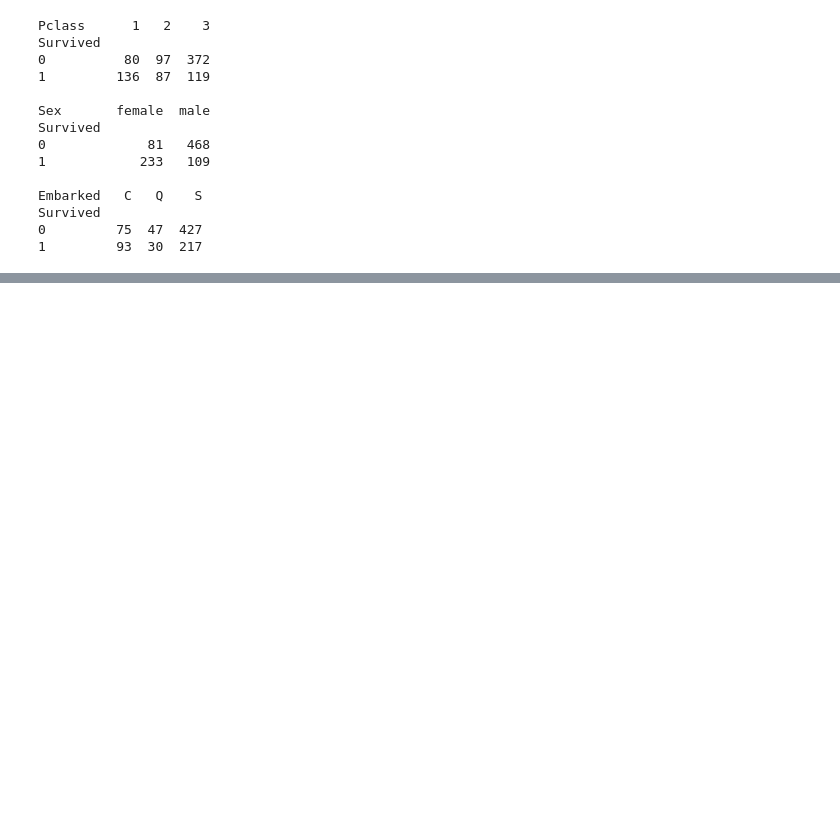
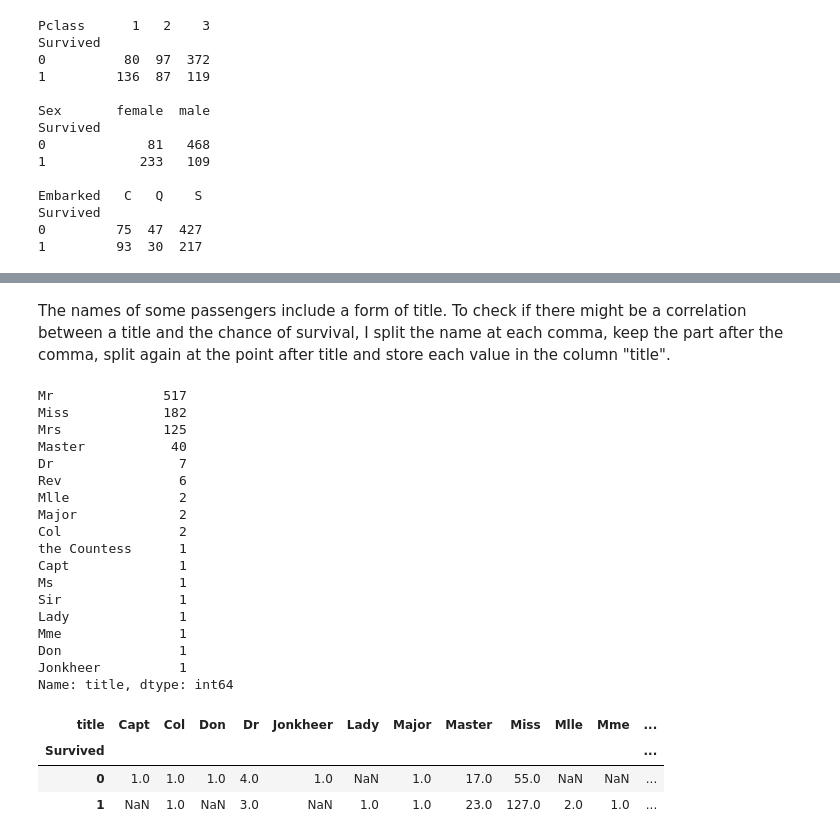
Before and after one commit to jkopz/titanic, a Jupyter notebook: titanic.ipynb, the cells around one changed output, grey strips where cells are left out. Cells and saved outputs as stored; diff of their text form; code cells hidden in the pictures; blank space fills up the shorter version.

```diff
--- a/titanic.ipynb
+++ b/titanic.ipynb
@@ -138,0 +143,4 @@ Survived
+# %%
+training["multiple_cabins"] = training.Cabin.apply(lambda x: 0 if pd.isna(x) else len(x.split(" ")))
+
+training["multiple_cabins"].value_counts()
@@ -138,0 +165,6 @@ Survived
+# %%
+training["cabin_letter"] = training.Cabin.apply(lambda x: str(x)[0])
+
+print(training.cabin_letter.value_counts())
+
+pd.pivot_table(training, index="Survived", columns="cabin_letter", values="Name", aggfunc="count")
@@ -138,0 +202,31 @@ Survived
+# %% [markdown]
+The names of some passengers include a form of title. To check if there might be a correlation between a title and the chance of survival, I split the name at each comma, keep the part after the comma, split again at the point after title and store each value in the column "title".
+# %%
+training["title"] = training.Name.apply(lambda x: x.split(",")[1].split(".")[0].strip())
+
+print(training["title"].value_counts())
+
+pd.pivot_table(training, index="Survived", columns="title", values="Ticket", aggfunc="count")
+# %% [output]
+Mr              517
+Miss            182
+Mrs             125
+Master           40
+Dr                7
+Rev               6
+Mlle              2
+Major             2
+Col               2
+the Countess      1
+Capt              1
+Ms                1
+Sir               1
+Lady              1
+Mme               1
+Don               1
+Jonkheer          1
+Name: title, dtype: int64
+| title | Capt | Col | Don | Dr | Jonkheer | Lady | Major | Master | Miss | Mlle | Mme | ... |
+| Survived |  |  |  |  |  |  |  |  |  |  |  | ... |
+| 0 | 1.0 | 1.0 | 1.0 | 4.0 | 1.0 | NaN | 1.0 | 17.0 | 55.0 | NaN | NaN | ... |
+| 1 | NaN | 1.0 | NaN | 3.0 | NaN | 1.0 | 1.0 | 23.0 | 127.0 | 2.0 | 1.0 | ... |
```
Also changed, not shown: parts of 9 cells of this notebook.
